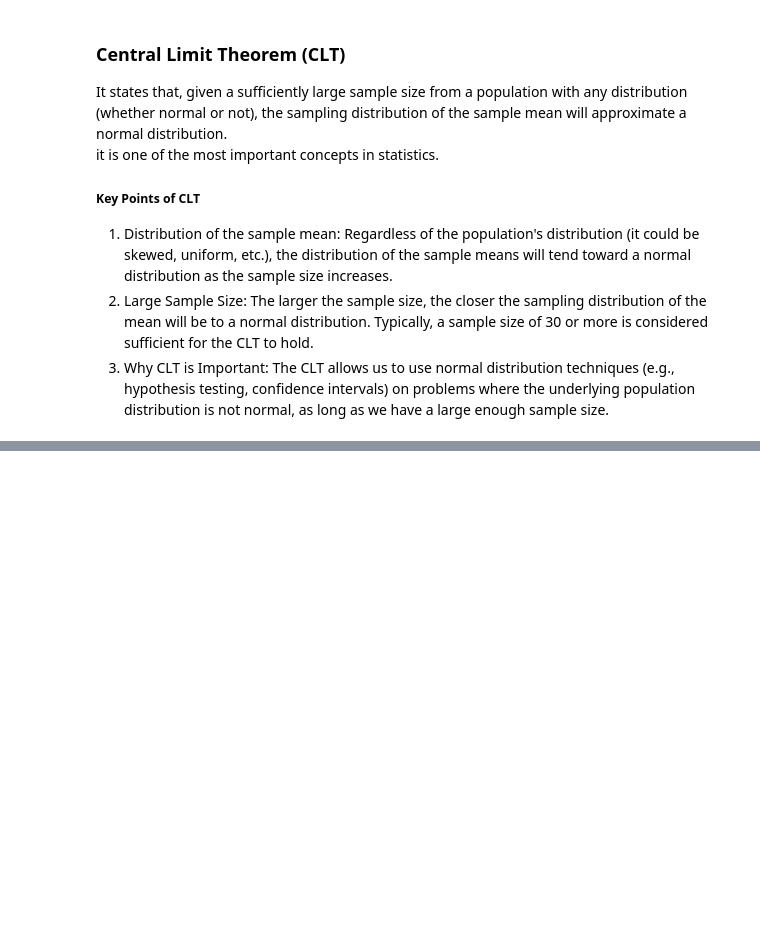
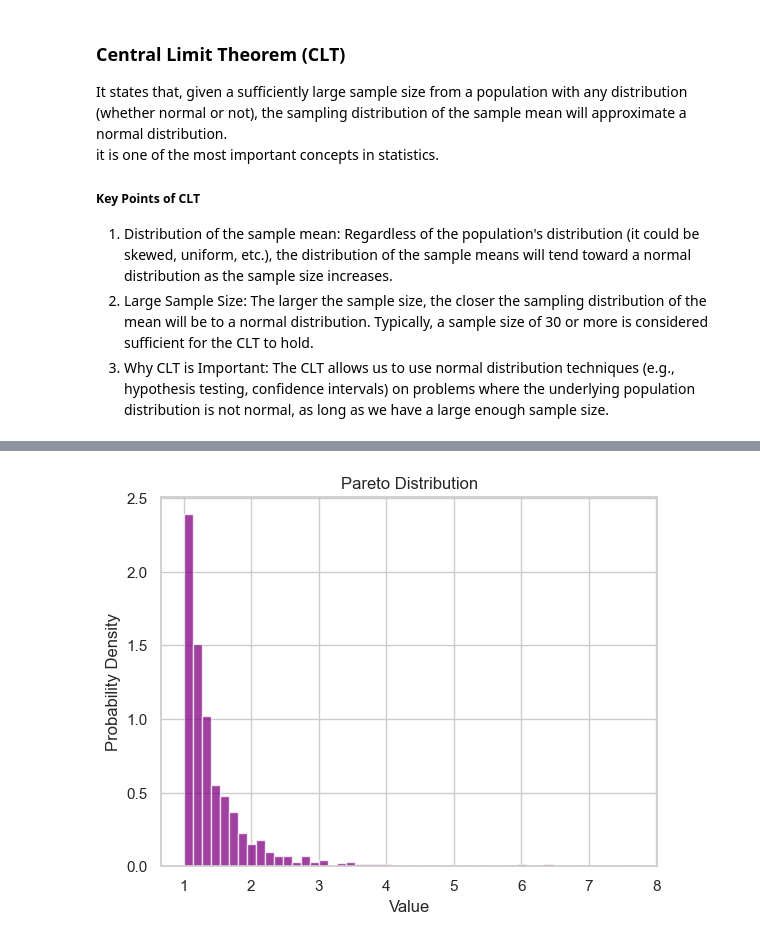
Before and after one commit to ritik-3/statistic-lerarning, a Jupyter notebook: main.ipynb, the cells around one changed output, grey strips where cells are left out. Saved outputs shown, nothing was run; the diff lists cells and outputs as text; code cells hidden in the pictures; blank space fills up the shorter version.

```diff
--- a/main.ipynb
+++ b/main.ipynb
@@ -328,0 +424,24 @@ plt.show()
+# %%
+import numpy as np
+import matplotlib.pyplot as plt
+
+
+# Parameters for the Pareto distribution
+alpha = 3  # Shape parameter (Pareto index)
+x_m = 1    # Minimum value (scale parameter)
+
+# Generate random data following a Pareto distribution
+data = (np.random.pareto(alpha, 1000) + 1) * x_m
+
+# Plot the histogram of the Pareto-distributed data
+plt.hist(data, bins=50, density=True, alpha=0.75, color='purple')
+
+# Plot settings
+plt.title("Pareto Distribution")
+plt.xlabel("Value")
+plt.ylabel("Probability Density")
+
+# Show the plot
+plt.show()
+# %% [output]
+[figure, added]
```
Also changed, not shown: parts of 9 cells of this notebook.
